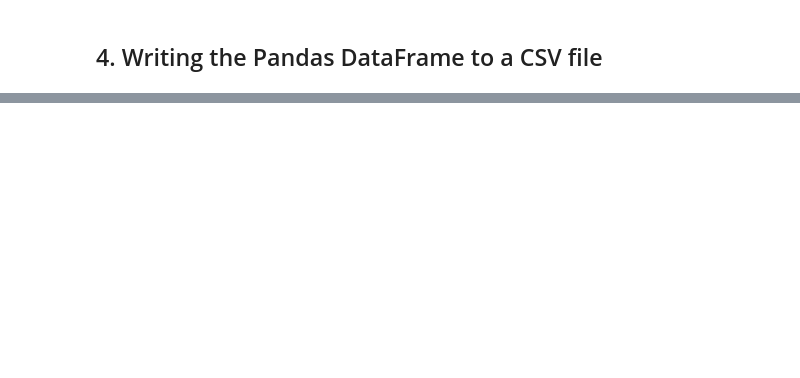
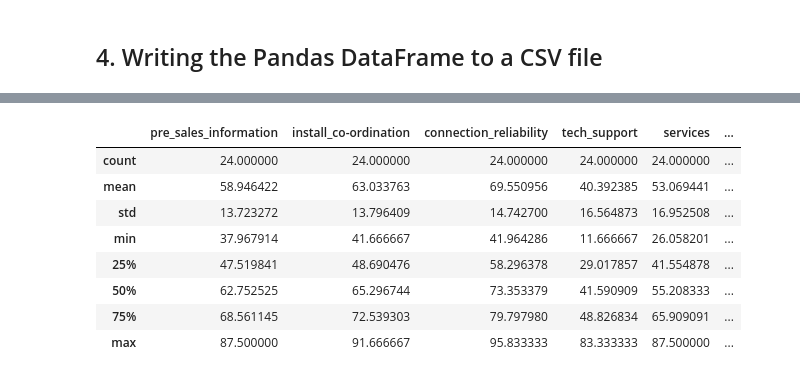
Before and after one commit to C-Youssef/web-scraping-dslreports, a Jupyter notebook: extracting_Bell_internet_review_data.ipynb, the cells around one changed output, grey strips where cells are left out. Saved outputs shown, nothing was run; the diff lists cells and outputs as text; code cells hidden in the pictures; blank space fills up the shorter version.

```diff
--- a/extracting_Bell_internet_review_data.ipynb
+++ b/extracting_Bell_internet_review_data.ipynb
@@ -637,0 +663,12 @@ This will later be extended to include:
+# %%
+yearly_ratings_Bell.describe()
+# %% [output]
+|  | pre_sales_information | install_co-ordination | connection_reliability | tech_support | services | ... |
+| count | 24.000000 | 24.000000 | 24.000000 | 24.000000 | 24.000000 | ... |
+| mean | 58.946422 | 63.033763 | 69.550956 | 40.392385 | 53.069441 | ... |
+| std | 13.723272 | 13.796409 | 14.742700 | 16.564873 | 16.952508 | ... |
+| min | 37.967914 | 41.666667 | 41.964286 | 11.666667 | 26.058201 | ... |
+| 25% | 47.519841 | 48.690476 | 58.296378 | 29.017857 | 41.554878 | ... |
+| 50% | 62.752525 | 65.296744 | 73.353379 | 41.590909 | 55.208333 | ... |
+| 75% | 68.561145 | 72.539303 | 79.797980 | 48.826834 | 65.909091 | ... |
+| max | 87.500000 | 91.666667 | 95.833333 | 83.333333 | 87.500000 | ... |
```
Also changed, not shown: parts of 20 cells of this notebook, 1 other file.
